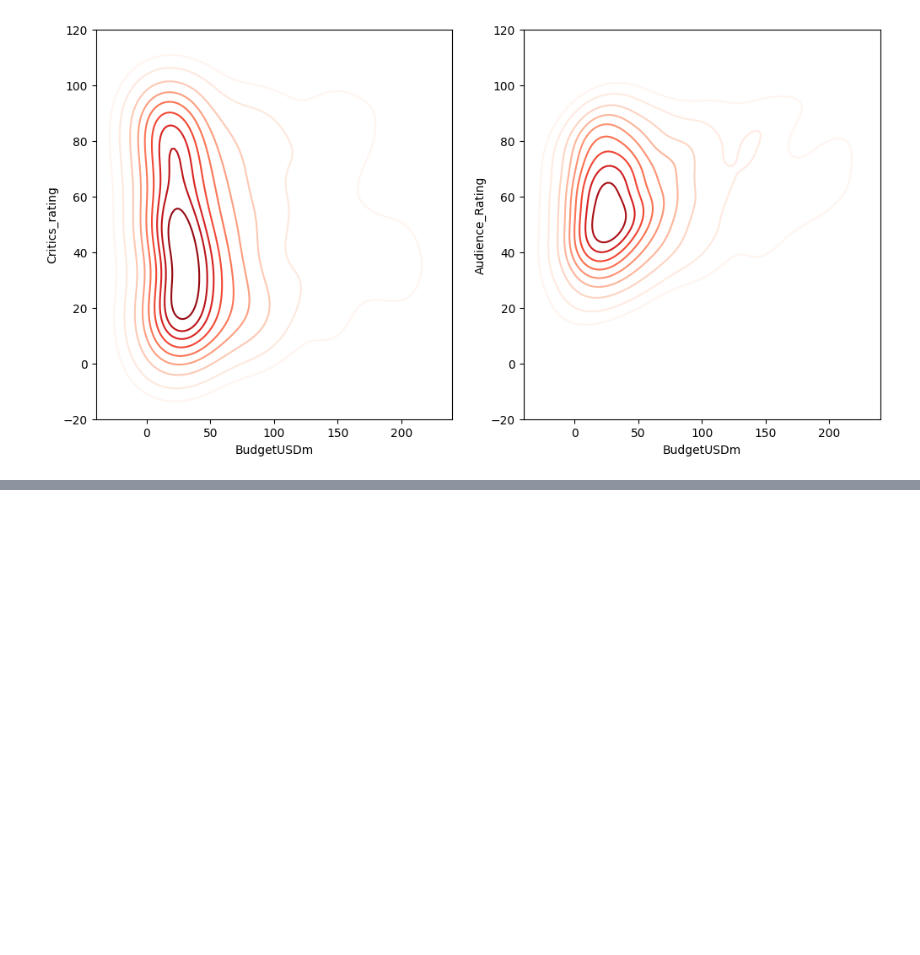
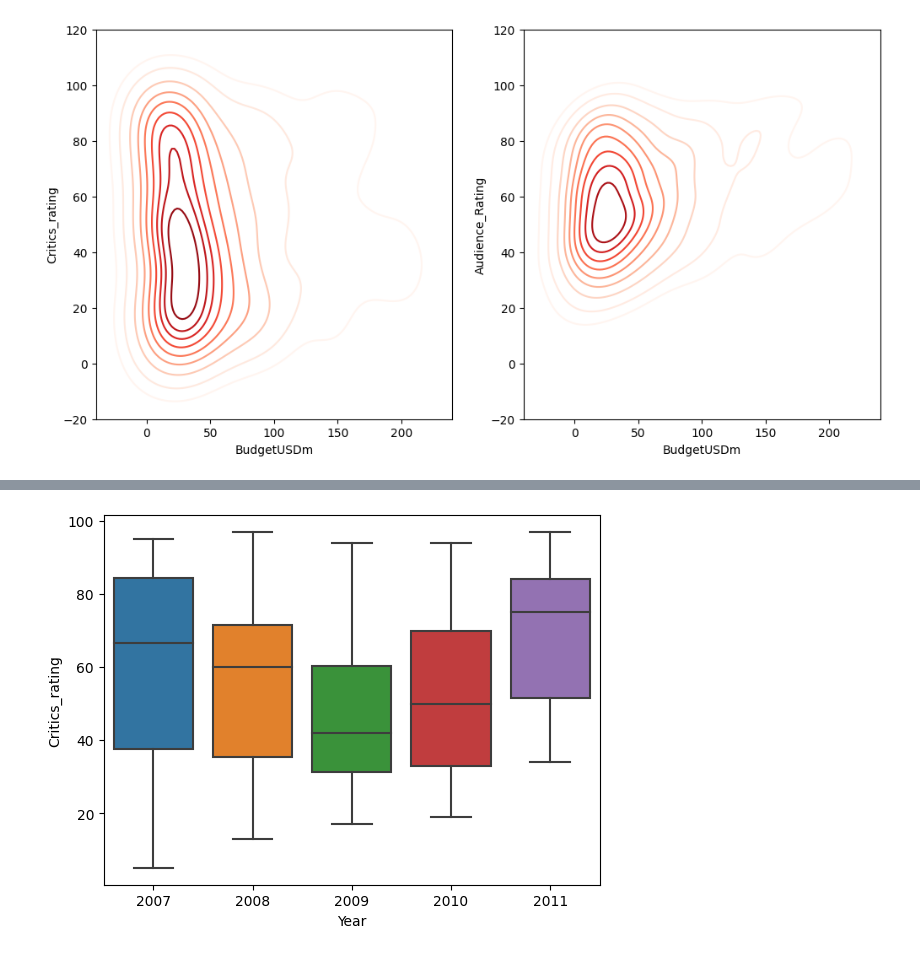
Before and after one commit to HristiyanIvanovski/Advanced-visualisation, a Jupyter notebook: movie_ratings_visuals.ipynb, the cells around one changed output, grey strips where cells are left out. Saved outputs shown, nothing was run; the diff lists cells and outputs as text; code cells hidden in the pictures; blank space fills up the shorter version.

```diff
--- a/movie_ratings_visuals.ipynb
+++ b/movie_ratings_visuals.ipynb
@@ -193,0 +202,4 @@ sbp2.set(xlim=(-40, 240), ylim=(-20, 120))
+# %%
+boxplt1 = sns.boxplot(data=movies[movies.Genre == 'Drama'], x='Year', y='Critics_rating')
+# %% [output]
+[figure, added]
```
Also changed, not shown: parts of 6 cells of this notebook.
